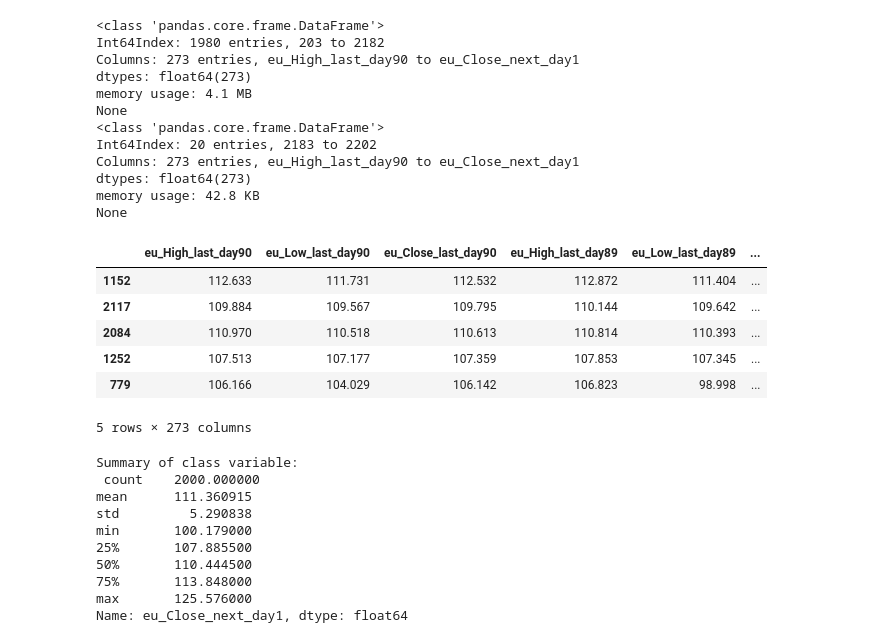
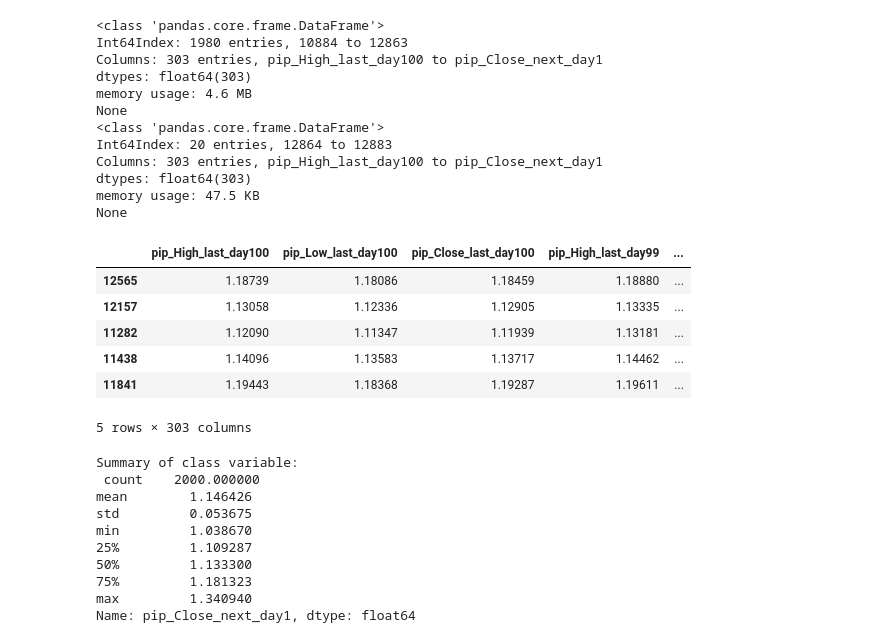
Before and after one commit to gomlfx/ApiaryFund_, a Jupyter notebook: AGC27_1_0.ipynb, the cells around one changed output. Cells and saved outputs as stored; diff of their text form; code cells hidden in the pictures.

Commit message:
refactored labels for cleaner reading

```diff
--- a/AGC27_1_0.ipynb
+++ b/AGC27_1_0.ipynb
@@ -18,4 +18,4 @@ from sklearn import preprocessing
 from autogluon.tabular import TabularDataset, TabularPredictor
 # %%
  #MT4 csv
-df_m_5=pd.read_csv('USDJPY1440.csv', names=['d','t','eu_o','eu_h','eu_l','eu_c','eu_v'])
+df=pd.read_csv('EURUSD1440.csv', names=['d','t','pip_o','pip_h','pip_l','pip_c','pip_v'])
@@ -467,4 +467,4 @@ df_m_5
 # %%
-df_m_5 = pd.DataFrame(data=df_m_5.tail(2000))
-df_m_5
+df = pd.DataFrame(data=df.tail(2000))
+df
 # %% [output]
@@ -484,11 +484,11 @@ df_m_5
 # %%
 #create initial train and test data as pd.DF for close
 #final test DF is last_row
-df_m_5_train_close = pd.DataFrame(data=df_m_5.iloc[0:1980,:])
-df_m_5_test_close = pd.DataFrame(data=df_m_5.iloc[1980:2001,:])
+df_train_close = pd.DataFrame(data=df.iloc[0:1980,:])
+df_test_close = pd.DataFrame(data=df.iloc[1980:2001,:])
 
-#df_m_5_train_close = pd.DataFrame(data=df_m_5.iloc[0:1980,[2,5,8,11,14,17,20,23,26,29,32,35,38,41,44,47,50,53,56,59,62,65,68,71,74,77,80,83,86,89,92]])
-#df_m_5_test_close = pd.DataFrame(data=df_m_5.iloc[1980:2001,[2,5,8,11,14,17,20,23,26,29,32,35,38,41,44,47,50,53,56,59,62,65,68,71,74,77,80,83,86,89,92]])
-print(df_m_5_train_close )
-print(df_m_5_test_close )
+#df_train_close = pd.DataFrame(data=df.iloc[0:1980,[2,5,8,11,14,17,20,23,26,29,32,35,38,41,44,47,50,53,56,59,62,65,68,71,74,77,80,83,86,89,92]])
+#df_test_close = pd.DataFrame(data=df.iloc[1980:2001,[2,5,8,11,14,17,20,23,26,29,32,35,38,41,44,47,50,53,56,59,62,65,68,71,74,77,80,83,86,89,92]])
+print(df_train_close )
+print(df_test_close )
 # %% [output]
@@ -534,46 +534,46 @@ Length: 273, dtype: int64
 # %%
-print(df_m_5_train_close.info())
-print(df_m_5_test_close.info())
+print(df_train_close.info())
+print(df_test_close.info())
 # %% [output]
 <class 'pandas.core.frame.DataFrame'>
-Int64Index: 1980 entries, 203 to 2182
-Columns: 273 entries, eu_High_last_day90 to eu_Close_next_day1
-dtypes: float64(273)
-memory usage: 4.1 MB
+Int64Index: 1980 entries, 10884 to 12863
+Columns: 303 entries, pip_High_last_day100 to pip_Close_next_day1
+dtypes: float64(303)
+memory usage: 4.6 MB
 None
 <class 'pandas.core.frame.DataFrame'>
-Int64Index: 20 entries, 2183 to 2202
-Columns: 273 entries, eu_High_last_day90 to eu_Close_next_day1
-dtypes: float64(273)
-memory usage: 42.8 KB
+Int64Index: 20 entries, 12864 to 12883
+Columns: 303 entries, pip_High_last_day100 to pip_Close_next_day1
+dtypes: float64(303)
+memory usage: 47.5 KB
 None
 # %%
-train_close = df_m_5_train_close
+train_close = df_train_close
 train_close=train_close.sample(n=2000, replace=True)
 train_close.head()
 # %% [output]
-|  | eu_High_last_day90 | eu_Low_last_day90 | eu_Close_last_day90 | eu_High_last_day89 | eu_Low_last_day89 | ... |
-| 1152 | 112.633 | 111.731 | 112.532 | 112.872 | 111.404 | ... |
-| 2117 | 109.884 | 109.567 | 109.795 | 110.144 | 109.642 | ... |
-| 2084 | 110.970 | 110.518 | 110.613 | 110.814 | 110.393 | ... |
-| 1252 | 107.513 | 107.177 | 107.359 | 107.853 | 107.345 | ... |
-| 779 | 106.166 | 104.029 | 106.142 | 106.823 | 98.998 | ... |
+|  | pip_High_last_day100 | pip_Low_last_day100 | pip_Close_last_day100 | pip_High_last_day99 | ... |
+| 12565 | 1.18739 | 1.18086 | 1.18459 | 1.18880 | ... |
+| 12157 | 1.13058 | 1.12336 | 1.12905 | 1.13335 | ... |
+| 11282 | 1.12090 | 1.11347 | 1.11939 | 1.13181 | ... |
+| 11438 | 1.14096 | 1.13583 | 1.13717 | 1.14462 | ... |
+| 11841 | 1.19443 | 1.18368 | 1.19287 | 1.19611 | ... |
-5 rows × 273 columns
+5 rows × 303 columns
 # %%
 #predict close
-label_c = 'eu_Close_next_day1'
+label_c = 'pip_Close_next_day1'
 print("Summary of class variable: \n", train_close[label_c].describe())
 # %% [output]
 Summary of class variable:
  count    2000.000000
-mean      111.360915
-std         5.290838
-min       100.179000
-25%       107.885500
-50%       110.444500
-75%       113.848000
-max       125.576000
-Name: eu_Close_next_day1, dtype: float64
+mean        1.146426
+std         0.053675
+min         1.038670
+25%         1.109287
+50%         1.133300
+75%         1.181323
+max         1.340940
+Name: pip_Close_next_day1, dtype: float64
 # %%
 train_close = pd.DataFrame(train_close.drop_duplicates(keep=False))
 # %%
```
Also changed, not shown: parts of 15 cells of this notebook.
